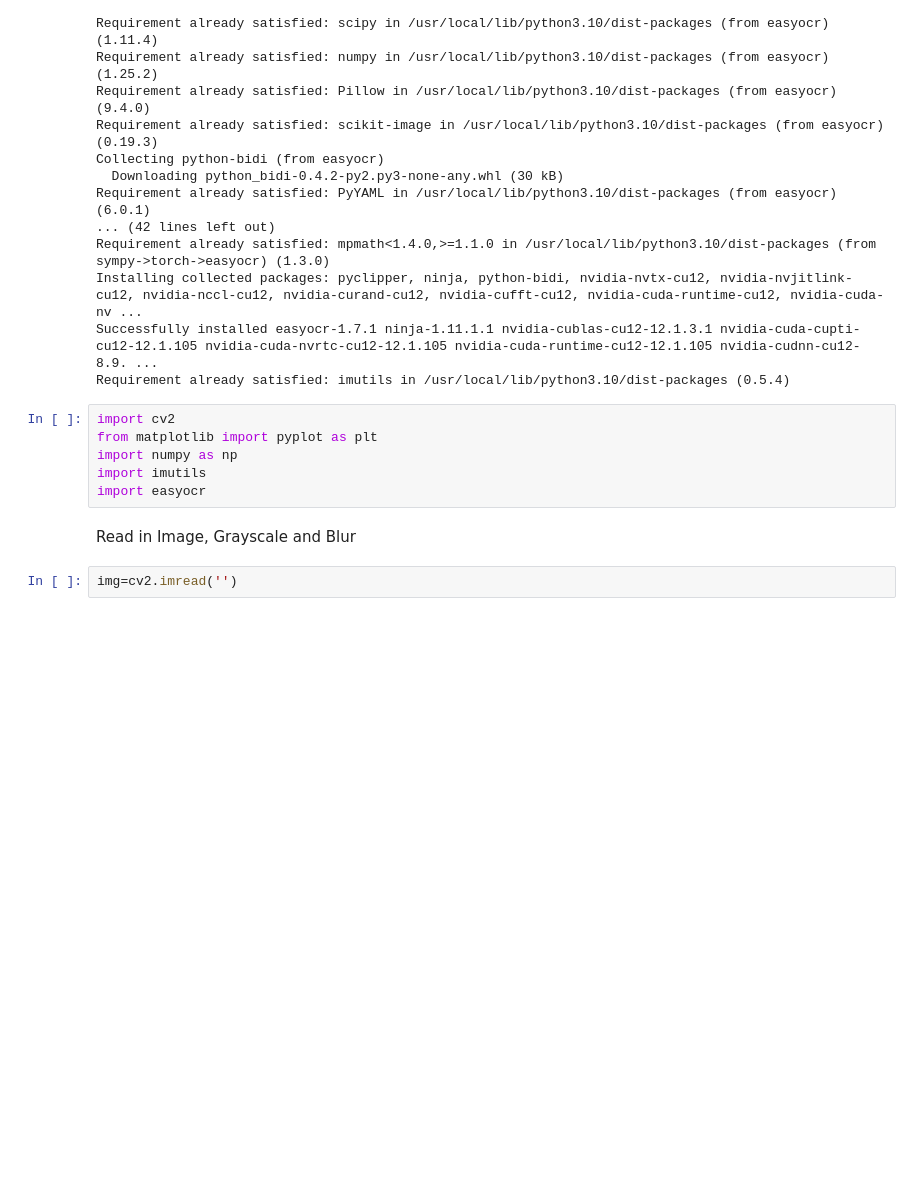
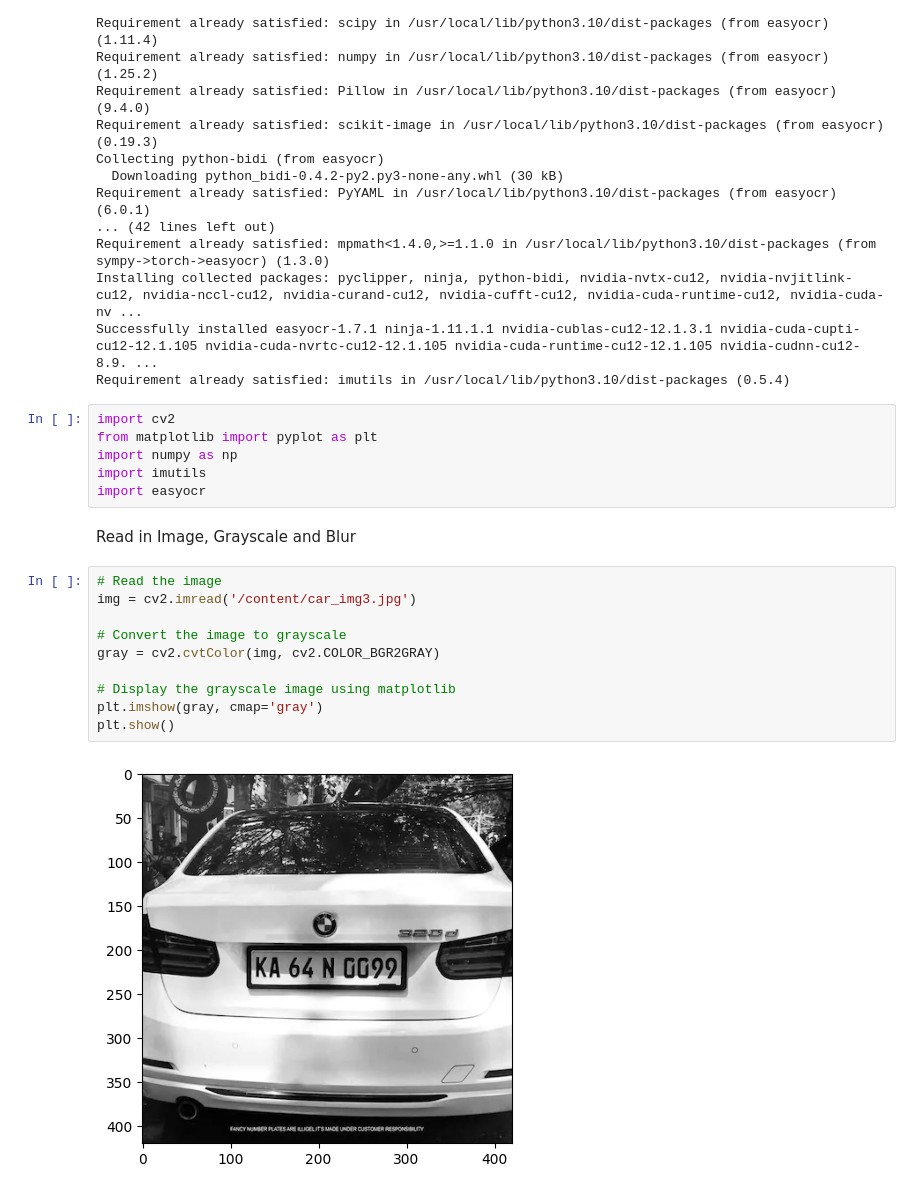
Before and after one commit to geopr2030/ANPR, a Jupyter notebook: ANPR.ipynb, the cells around one changed output. Drawn from its saved outputs; the diff is of its cells as text; blank space fills up the shorter version.

```diff
--- a/ANPR.ipynb
+++ b/ANPR.ipynb
@@ -29,5 +29,15 @@ import imutils
 import easyocr
 # %% [markdown]
 Read in Image, Grayscale and Blur
-# %%
-img=cv2.imread('')
+# %%
+# Read the image
+img = cv2.imread('/content/car_img3.jpg')
+
+# Convert the image to grayscale
+gray = cv2.cvtColor(img, cv2.COLOR_BGR2GRAY)
+
+# Display the grayscale image using matplotlib
+plt.imshow(gray, cmap='gray')
+plt.show()
+# %% [output]
+[figure, added]
```
Also changed, not shown: parts of 14 cells of this notebook.
